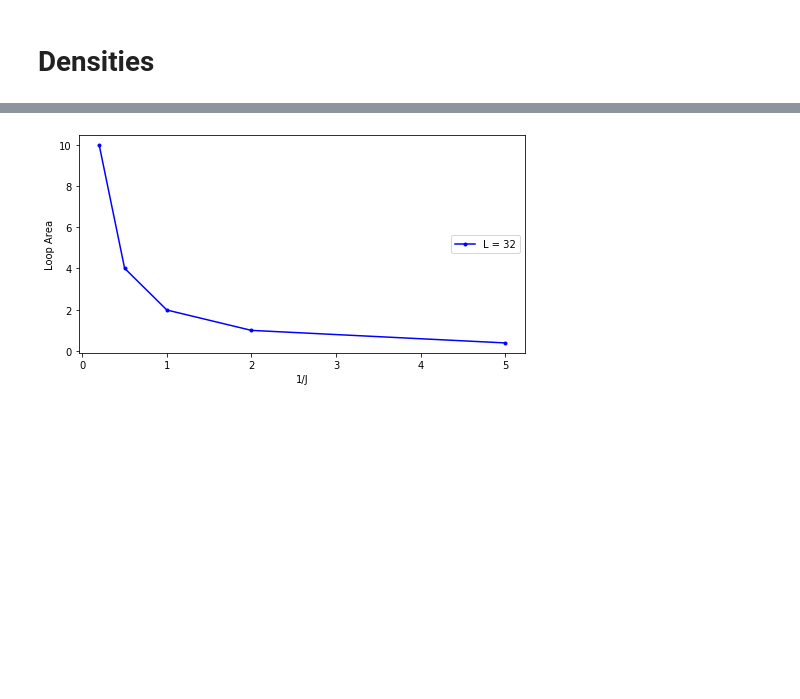
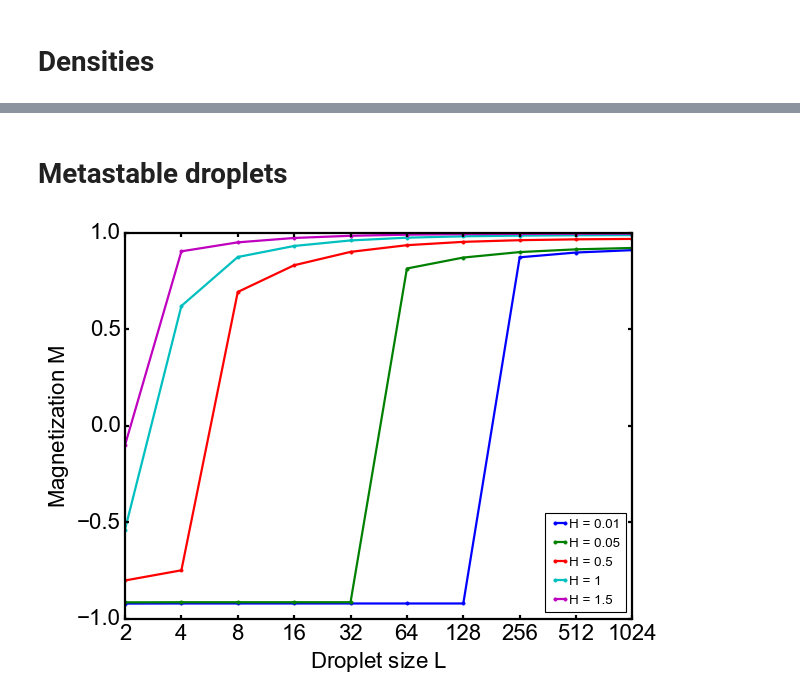
Before and after one commit to erbilcanartun/metastable-ising-system, a Jupyter notebook: metastable-droplets.ipynb, the cells around one changed output, grey strips where cells are left out. Cells and saved outputs as stored; diff of their text form; code cells hidden in the pictures; blank space fills up the shorter version.

Commit message:
Add droplet function and refine other codes

```diff
--- a/metastable-droplets.ipynb
+++ b/metastable-droplets.ipynb
@@ -93,10 +70,0 @@ def Droplet(j_input, h_input):
-# %%
-j = 1/5
-
-h = [0.05, 0.5, 1, 1.5]
-
-data_droplet0 = Droplet(j,h[0])
-data_droplet1 = Droplet(j,h[1])
-data_droplet2 = Droplet(j,h[2])
-data_droplet3 = Droplet(j,h[3])
-#data_droplet4 = Droplet(j,h[4])
@@ -495,22 +70,0 @@ plt.show()
-# %%
-T_values = []
-for i in range(len(j_values)):
-    T_values.append(1/j_values[i])
-
-fig = plt.figure(figsize=(8, 4))
-ax = plt.subplot(111)
-
-colors = ['blue', 'orange', 'green', 'red', 'purple']
-
-ax.plot(T_values, loop_area, color=colors[0], label='L = 32', marker='.')
-
-
-plt.ylabel("Loop Area")
-plt.xlabel("1/J")
-#plt.xlim(-3, 3)
-#plt.ylim(-1, 1)
-ax.legend(loc=5)
-
-plt.show()
-# %% [output]
-[figure, removed]
@@ -593,0 +71,35 @@ loop_area.append(loop_area1-loop_area2)
+# %% [markdown]
+# Metastable droplets
+# %%
+j = 1 / 5
+h_values = [0.01, 0.05, 0.5, 1, 1.5]
+
+droplets = []
+for h in h_values:
+    droplets.append(RG.droplet(j, h, 10))
+# %%
+lw = 2
+fs = 20
+fig = plt.figure(figsize=(8, 6), layout='tight')
+fig.set_facecolor('none')
+plt.style.use('classic')
+plt.rc('lines', linewidth=lw)
+plt.rc('axes', linewidth=lw)
+plt.rcParams['font.family'] = 'Arial'
+plt.rcParams.update({'mathtext.default':'regular'})
+ax = plt.subplot(111)
+
+for i, droplet in enumerate(droplets):
+    ax.plot(droplet[0], droplet[1][:,2], label=f'H = {h_values[i]}', marker='.')
+
+ax.legend(loc='best', ncol=1, prop={'size':fs - 8}, labelspacing=0.5, handlelength=1.4, handletextpad=0)
+ax.tick_params(axis="both", direction="in", left=True, width=lw, length=4, labelsize=fs)
+ax.set_xlabel(r"Droplet size $L$", fontsize=fs)
+ax.set_ylabel(r"Magnetization $M$", fontsize=fs)
+ax.set_xscale('log', base=2)
+ax.xaxis.set_major_formatter(ScalarFormatter())
+#plt.xlim(0.0, 2**7)
+
+plt.show()
+# %% [output]
+[figure, added]
```
Also changed, not shown: parts of 22 cells of this notebook, 1 other file.
